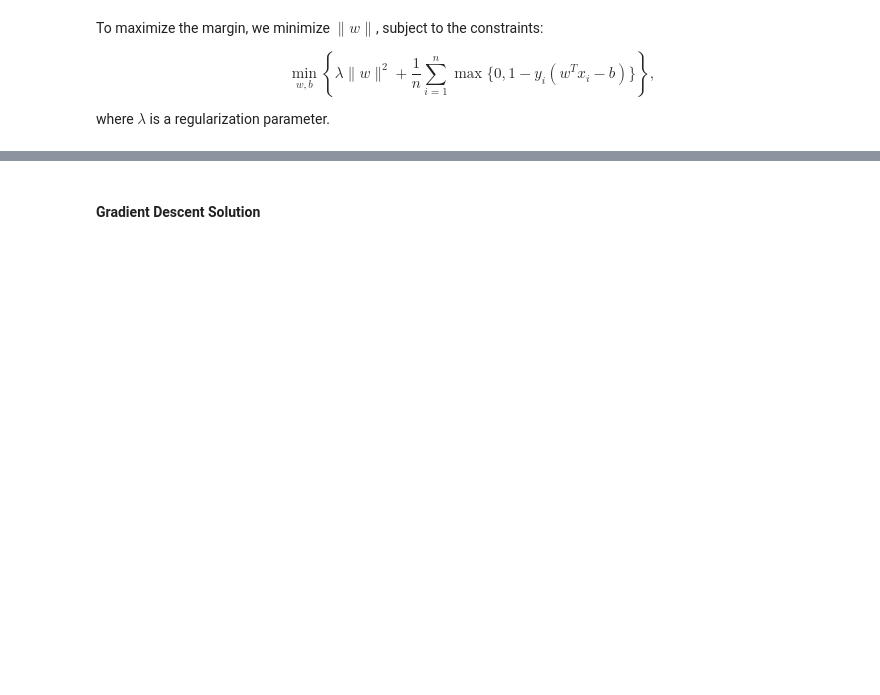
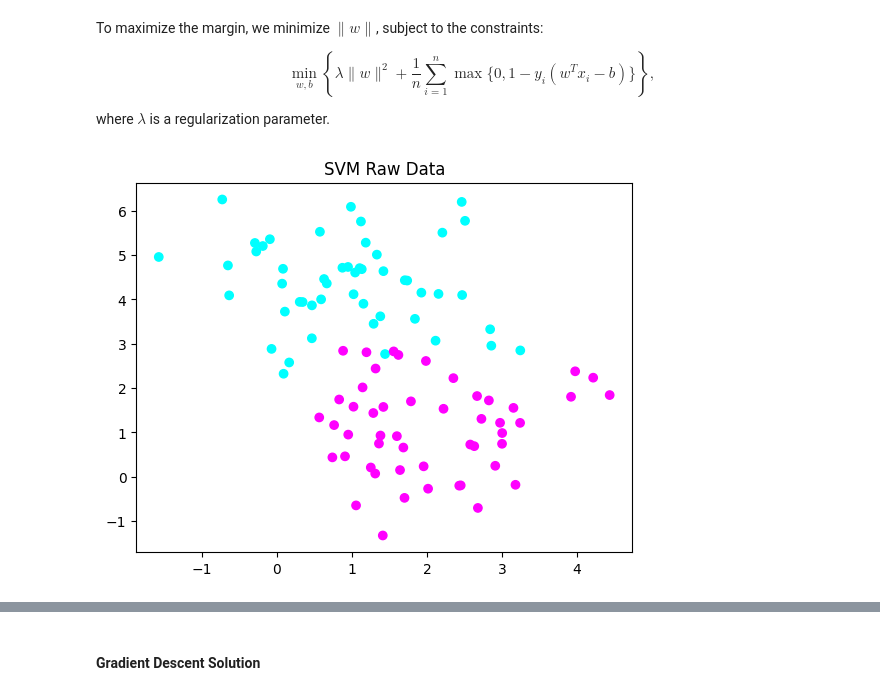
Before and after one commit to rccrdmr/MAT422-Mathematics-for-DataScience, a Jupyter notebook: 3.5-6_K-Means_and_Support_Vector_Machine.ipynb, the cells around one changed output, grey strips where cells are left out. Saved outputs shown, nothing was run; the diff lists cells and outputs as text; code cells hidden in the pictures; blank space fills up the shorter version.

```diff
--- a/3.5-6_K-Means_and_Support_Vector_Machine.ipynb
+++ b/3.5-6_K-Means_and_Support_Vector_Machine.ipynb
@@ -98,0 +168,13 @@ where $ \lambda $ is a regularization parameter.
+# %%
+import numpy as np
+import matplotlib.pyplot as plt
+from sklearn.datasets import make_blobs
+
+# Generate data
+X, y = make_blobs(n_samples=100, centers=2, n_features=2, random_state=0, cluster_std=1)
+
+plt.scatter(X[:, 0], X[:, 1], c=y, cmap='cool')
+plt.title("SVM Raw Data")
+plt.show()
+# %% [output]
+[figure, added]
```
Also changed, not shown: parts of 9 cells of this notebook.
